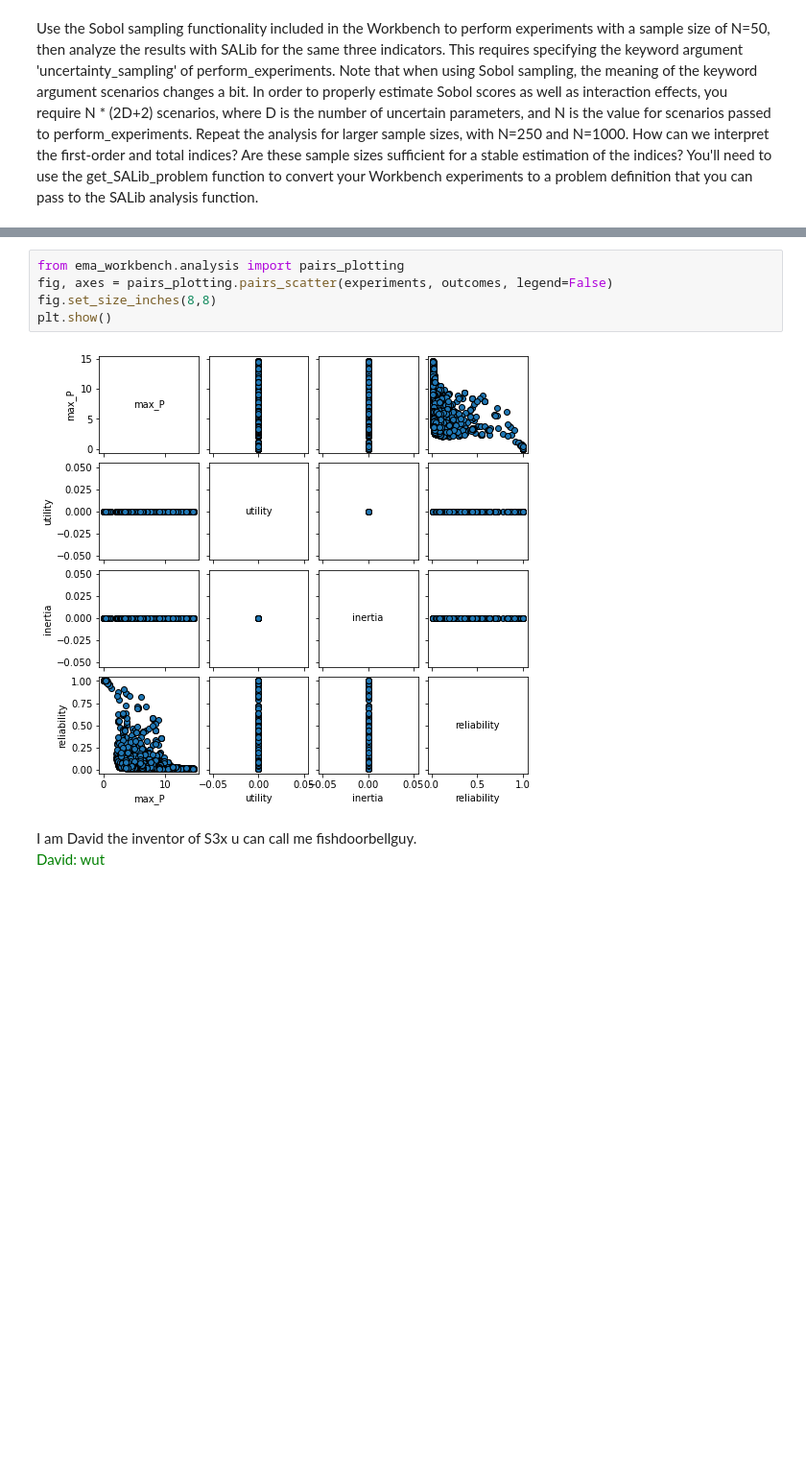
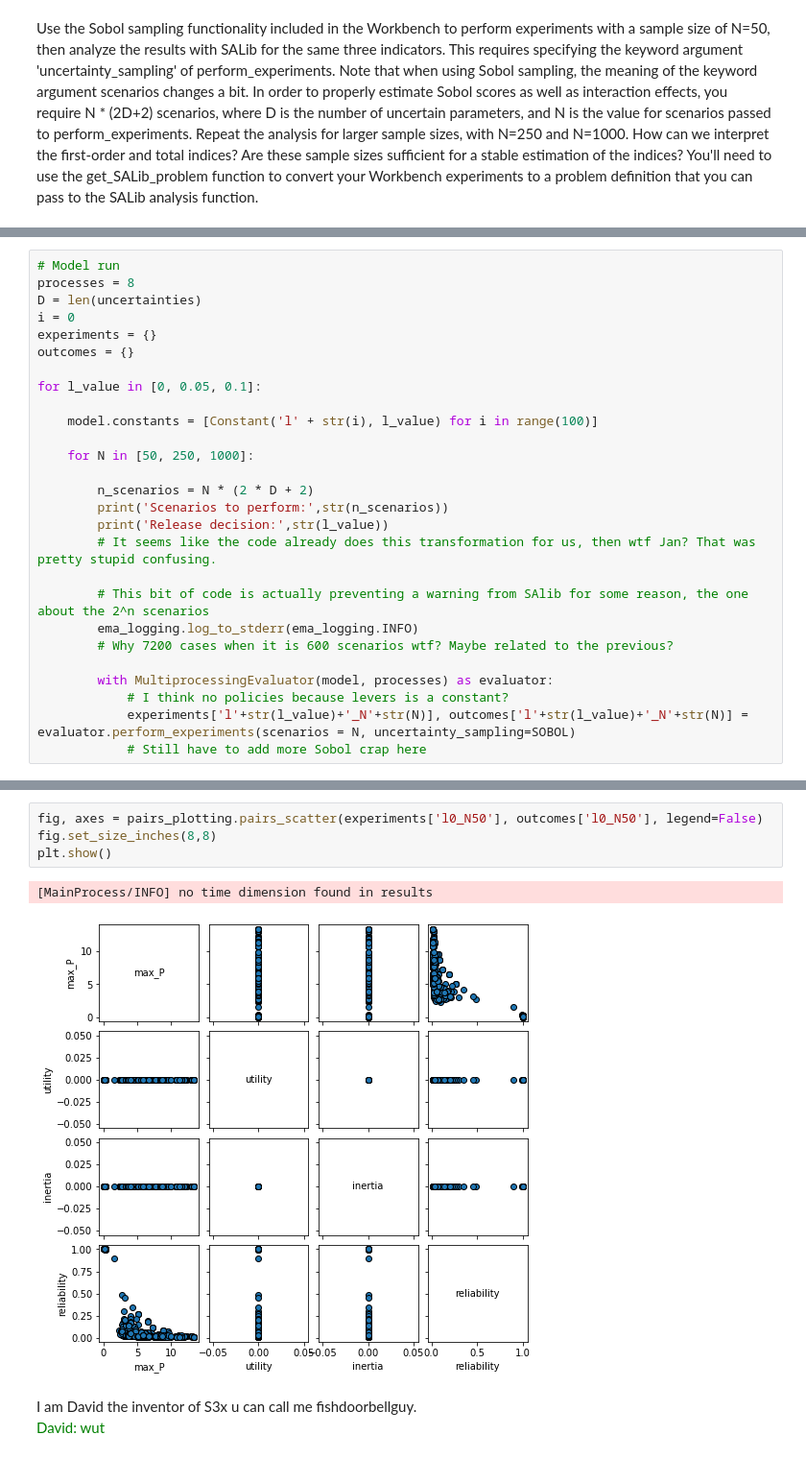
Before and after one commit to Lischip/FabiosDecisions, a Jupyter notebook: epa1361/Week 3-4 - vulnerability analysis/assignment 7 - sensitivity analysis lake model.ipynb, the cells around one changed output, grey strips where cells are left out. Shown at 96% size. Cells and saved outputs as stored; diff of their text form; blank space fills up the shorter version.

```diff
--- a/epa1361/Week 3-4 - vulnerability analysis/assignment 7 - sensitivity analysis lake model.ipynb
+++ b/epa1361/Week 3-4 - vulnerability analysis/assignment 7 - sensitivity analysis lake model.ipynb
@@ -74,0 +56,27 @@ with SequentialEvaluator(model) as evaluator:
+# %%
+# Model run
+processes = 8
+D = len(uncertainties)
+i = 0
+experiments = {}
+outcomes = {}
+
+for l_value in [0, 0.05, 0.1]:
+
+    model.constants = [Constant('l' + str(i), l_value) for i in range(100)]
+
+    for N in [50, 250, 1000]:
+
+        n_scenarios = N * (2 * D + 2)
+        print('Scenarios to perform:',str(n_scenarios))
+        print('Release decision:',str(l_value))
+        # It seems like the code already does this transformation for us, then wtf Jan? That was pretty stupid confusing.
+
+        # This bit of code is actually preventing a warning from SAlib for some reason, the one about the 2^n scenarios
+        ema_logging.log_to_stderr(ema_logging.INFO)
+        # Why 7200 cases when it is 600 scenarios wtf? Maybe related to the previous?
+
+        with MultiprocessingEvaluator(model, processes) as evaluator:
+            # I think no policies because levers is a constant?
+            experiments['l'+str(l_value)+'_N'+str(N)], outcomes['l'+str(l_value)+'_N'+str(N)] = evaluator.perform_experiments(scenarios = N, uncertainty_sampling=SOBOL)
+            # Still have to add more Sobol crap here
@@ -75,10 +185,10 @@ with SequentialEvaluator(model) as evaluator:
 # %%
-from ema_workbench.analysis import pairs_plotting
-fig, axes = pairs_plotting.pairs_scatter(experiments, outcomes, legend=False)
+fig, axes = pairs_plotting.pairs_scatter(experiments['l0_N50'], outcomes['l0_N50'], legend=False)
 fig.set_size_inches(8,8)
 plt.show()
 # %% [output]
+[MainProcess/INFO] no time dimension found in results
-[figure, old version]
+[figure, new version]
 # %% [markdown]
 <div class="analysis">
 I am David the inventor of S3x u can call me fishdoorbellguy.
```
Also changed, not shown: parts of 4 cells of this notebook.
